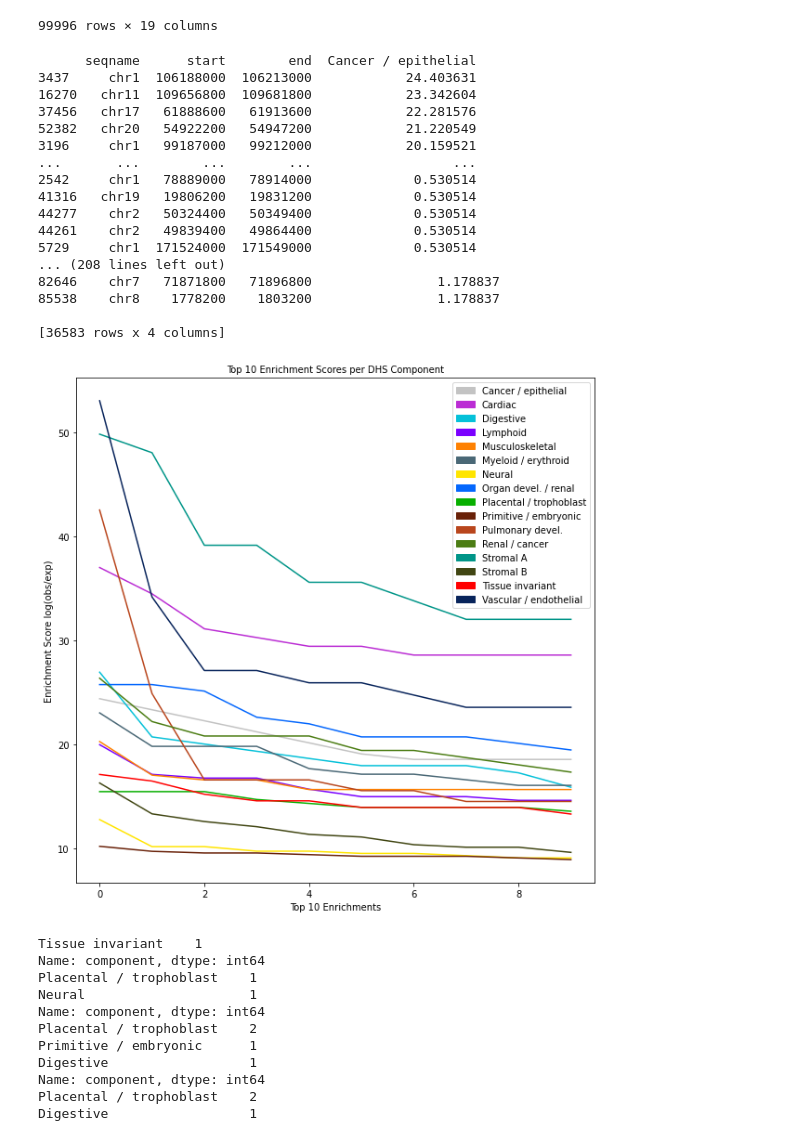
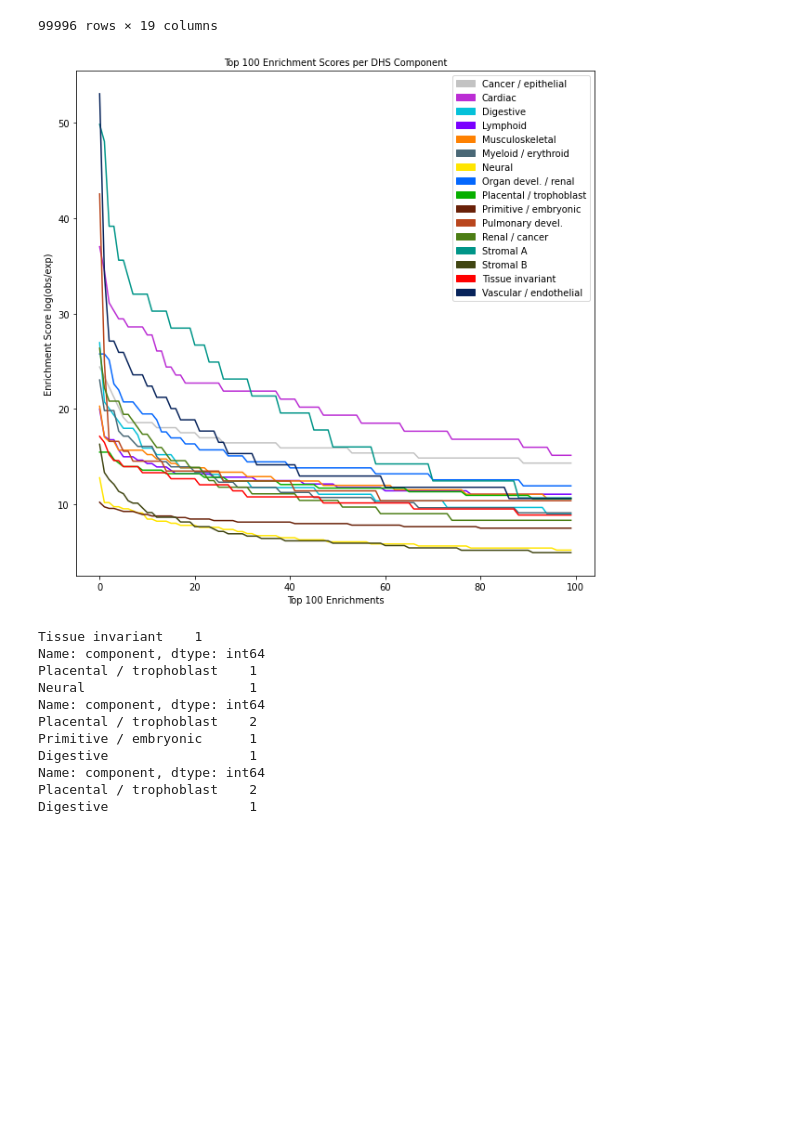
Before and after one commit to meuleman/gilbertAPI, a Jupyter notebook: externalresources/code/25kb_scale.ipynb, the cells around one changed output. Drawn from its saved outputs; the diff is of its cells as text; code cells hidden in the pictures; blank space fills up the shorter version.

```diff
--- a/externalresources/code/25kb_scale.ipynb
+++ b/externalresources/code/25kb_scale.ipynb
@@ -187,55 +189,38 @@ components = enrichment_df.columns[3:].tolist()
 Comp_colors = ['#FFE500', '#FE8102', '#FF0000', '#07AF00', '#4C7D14', '#414613', '#05C1D9', '#0467FD', '#009588',
                '#BB2DD4', '#7A00FF', '#4A6876', '#08245B', '#B9461D', '#692108', '#C3C3C3']
 neworder = np.array([16, 10, 7, 11, 2, 12, 1, 8, 4, 15, 14, 5, 9, 6, 3, 13]).astype(int) - 1
 Comp_colors = np.array(Comp_colors)[neworder]
 
 official_order_dict = {k: v for v, k in enumerate(components)}
 leg_dict = {v: Comp_colors[k] for k, v in enumerate(official_order_dict)}
 patchList = []
 for key in leg_dict:
     data_key = mpatches.Patch(color=leg_dict[key], label=key)
     patchList.append(data_key)
 
 plt.figure(figsize=(10, 10))
 ax = plt.subplot()
 
 ax.set_ylabel('Enrichment Score log(obs/exp)')
-ax.set_xlabel('Top 10 Enrichments')
-ax.set_title('Top 10 Enrichment Scores per DHS Component', fontsize=10)
+ax.set_xlabel('Top 100 Enrichments')
+ax.set_title('Top 100 Enrichment Scores per DHS Component', fontsize=10)
 plt.legend(handles=patchList)
 
 
 for i, c in enumerate(components):
-    plt.plot(list(range(10)), enrichment_df[c].sort_values(ascending=False)[:10],
+    plt.plot(list(range(100)), enrichment_df[c].sort_values(ascending=False)[:100],
                 color=Comp_colors[i])
     enrichment_subset = enrichment_df.loc[enrichment_df[c].sort_values(ascending=False).index][['seqname', 'start', 'end', c]]
 #     df[(df != 0).all(1)]
     enrichment_subset = enrichment_subset[(enrichment_subset!=0).all(1)]
 #     print(enrichment_subset)
     if '/' in c:
         c = c.replace('/', '-')
         c = c.replace(' ', '')
     enrichment_subset.to_pickle('../output/DHS_enrichments_25kb/' + c + '_enrichments_sorted.pkl')
-plt.savefig('../output/plots/ST_'+ today.strftime("%Y-%m-%d") + '_component-top10-enrichments.png')
+plt.savefig('../output/plots/ST_'+ today.strftime("%Y-%m-%d") + '_component-top100-enrichments.png')
 # %% [output]
-      seqname      start        end  Cancer / epithelial
-3437     chr1  106188000  106213000            24.403631
-16270   chr11  109656800  109681800            23.342604
-37456   chr17   61888600   61913600            22.281576
-52382   chr20   54922200   54947200            21.220549
-3196     chr1   99187000   99212000            20.159521
-...       ...        ...        ...                  ...
-2542     chr1   78889000   78914000             0.530514
-41316   chr19   19806200   19831200             0.530514
-44277    chr2   50324400   50349400             0.530514
-44261    chr2   49839400   49864400             0.530514
-5729     chr1  171524000  171549000             0.530514
-... (208 lines left out)
-82646    chr7   71871800   71896800                1.178837
-85538    chr8    1778200    1803200                1.178837
-
-[36583 rows x 4 columns]
-[figure, old version]
+[figure, new version]
 # %%
 
 # Look for all DHSs in 25kb bins
```
Also changed, not shown: parts of 9 cells of this notebook, 2 other files.
